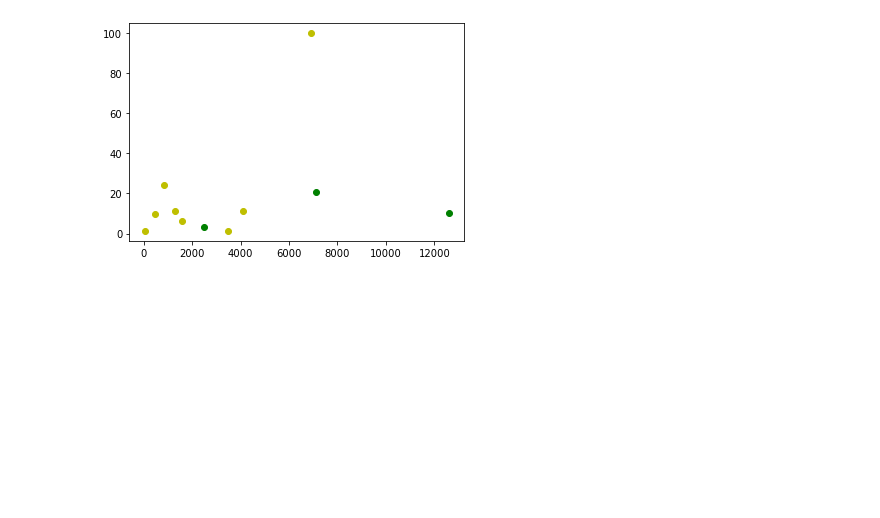
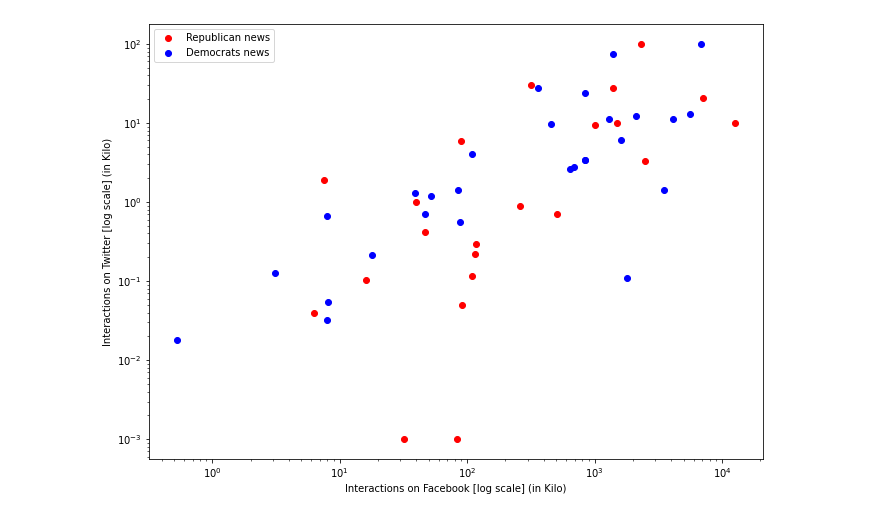
Before and after one commit to Bourhano/TelecomParis, a Jupyter notebook: Internet&Society/fake_news_propaganda.ipynb, the cells around one changed output. Drawn from its saved outputs; the diff is of its cells as text; code cells hidden in the pictures; blank space fills up the shorter version.

Commit message:
export new data representations

```diff
--- a/Internet&Society/fake_news_propaganda.ipynb
+++ b/Internet&Society/fake_news_propaganda.ipynb
@@ -3,7 +3,7 @@ import numpy as np
 import pandas as pd
 import matplotlib.pyplot as plt
 # %%
-df = pd.read_excel('Data Collection - 2020 US Elections (1).xlsx')
+df = pd.read_excel('Data Collection - 2020 US Elections (3).xlsx')
 x = df["Times shared on Facebook(killo)"]
 y = df["Times retweeted on Twitter(kilo)"]
 c = df["Truth of the news (1 for true, -1 for fake, lie by omission 0)"]
@@ -21,8 +32,14 @@ plt.savefig('TruthOrNot.png')
 # %%
 democrats = np.where(side == 'D')[0]
 republicans = np.where(side == 'R')[0]
-plt.plot(x[republicans], y[republicans], 'og')
-plt.plot(x[democrats], y[democrats], 'oy')
+plt.figure(figsize=(11, 8))
+plt.plot(x[republicans], y[republicans], 'or')
+plt.plot(x[democrats], y[democrats], 'ob')
 plt.savefig('DemocratsvRepublicans.png')
+plt.xscale('log')
+plt.yscale('log')
+plt.xlabel("Interactions on Facebook [log scale] (in Kilo)")
+plt.ylabel("Interactions on Twitter [log scale] (in Kilo)")
+_ = plt.legend(["Republican news", "Democrats news"])
 # %% [output]
-[figure, old version]
+[figure, new version]
```
Also changed, not shown: parts of 6 cells of this notebook, 2 other files.
